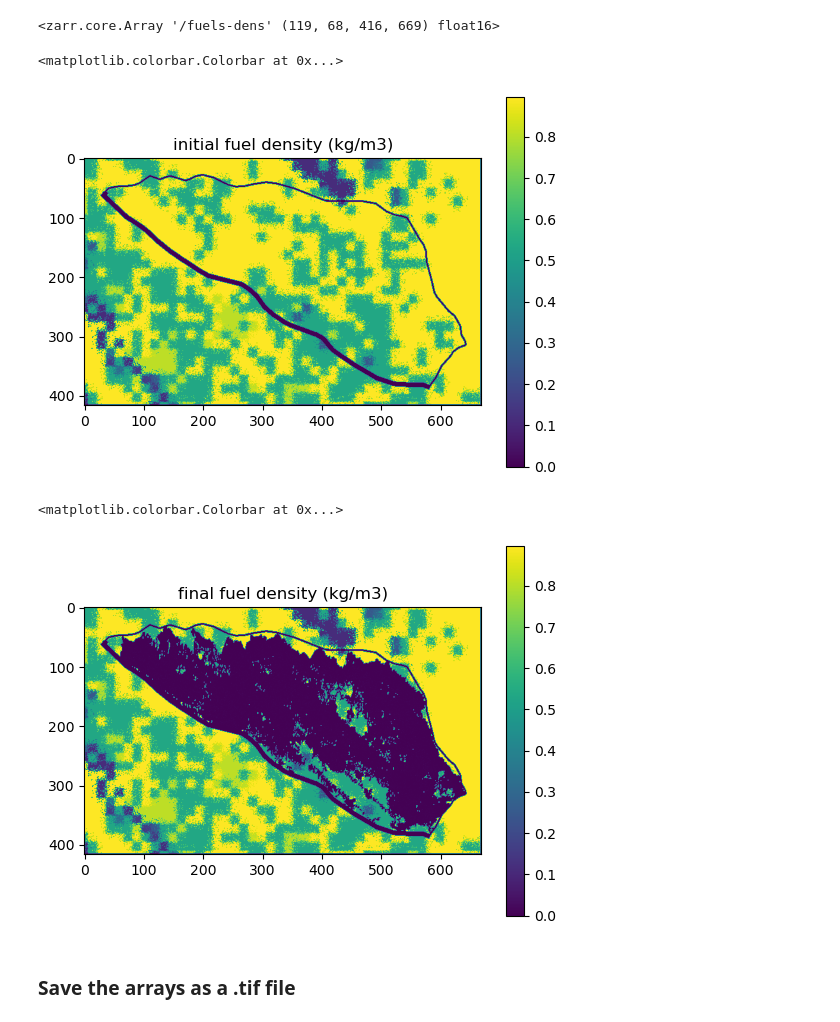
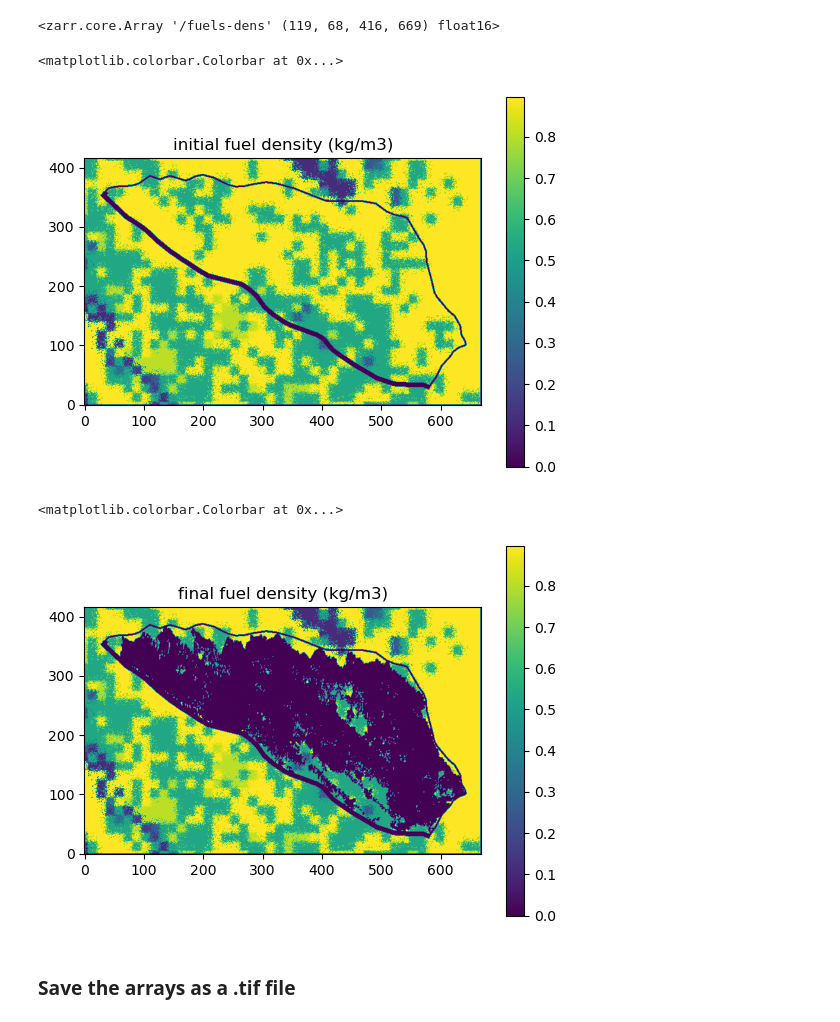
Before and after one commit to BurnPro3D/data-api-notebooks, a Jupyter notebook: access_zarr_files_demo.ipynb, the cells around one changed output. Drawn from its saved outputs; the diff is of its cells as text; code cells hidden in the pictures.

```diff
--- a/access_zarr_files_demo.ipynb
+++ b/access_zarr_files_demo.ipynb
@@ -119,21 +118,21 @@ final_density_flip = final_density[:,::-1,:]
 # %%
 #plot the initial fuel density at the surface, fuel density data is from FastFuels
 
-plt.imshow(initial_density_flip[0,:,:])
+plt.imshow(initial_density[0,:,:], origin = 'lower')
 plt.title('initial fuel density (kg/m3)')
 plt.colorbar()
 # %% [output]
 <matplotlib.colorbar.Colorbar at 0x...>
-[figure, old version]
+[figure, new version]
 # %%
 #plot the final fuel density at the surface, you can see where the surface was burned
 
-plt.imshow(final_density_flip[0,:,:])
+plt.imshow(final_density[0,:,:], origin = 'lower')
 plt.title('final fuel density (kg/m3)')
 plt.colorbar()
 # %% [output]
 <matplotlib.colorbar.Colorbar at 0x...>
-[figure, old version]
+[figure, new version]
 # %% [markdown]
 ### Save the arrays as a .tif file
 # %%
```
Also changed, not shown: parts of 13 cells of this notebook.
